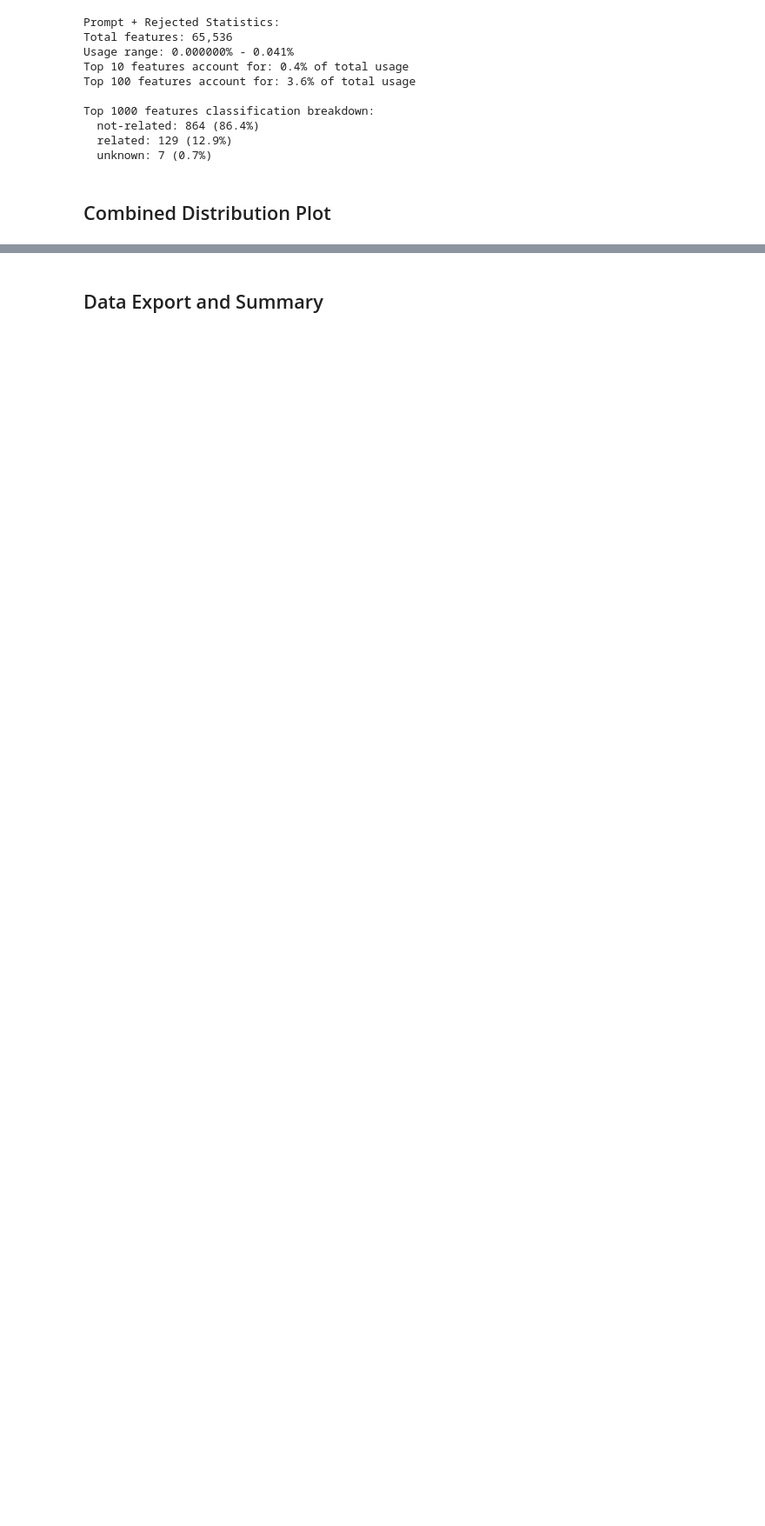
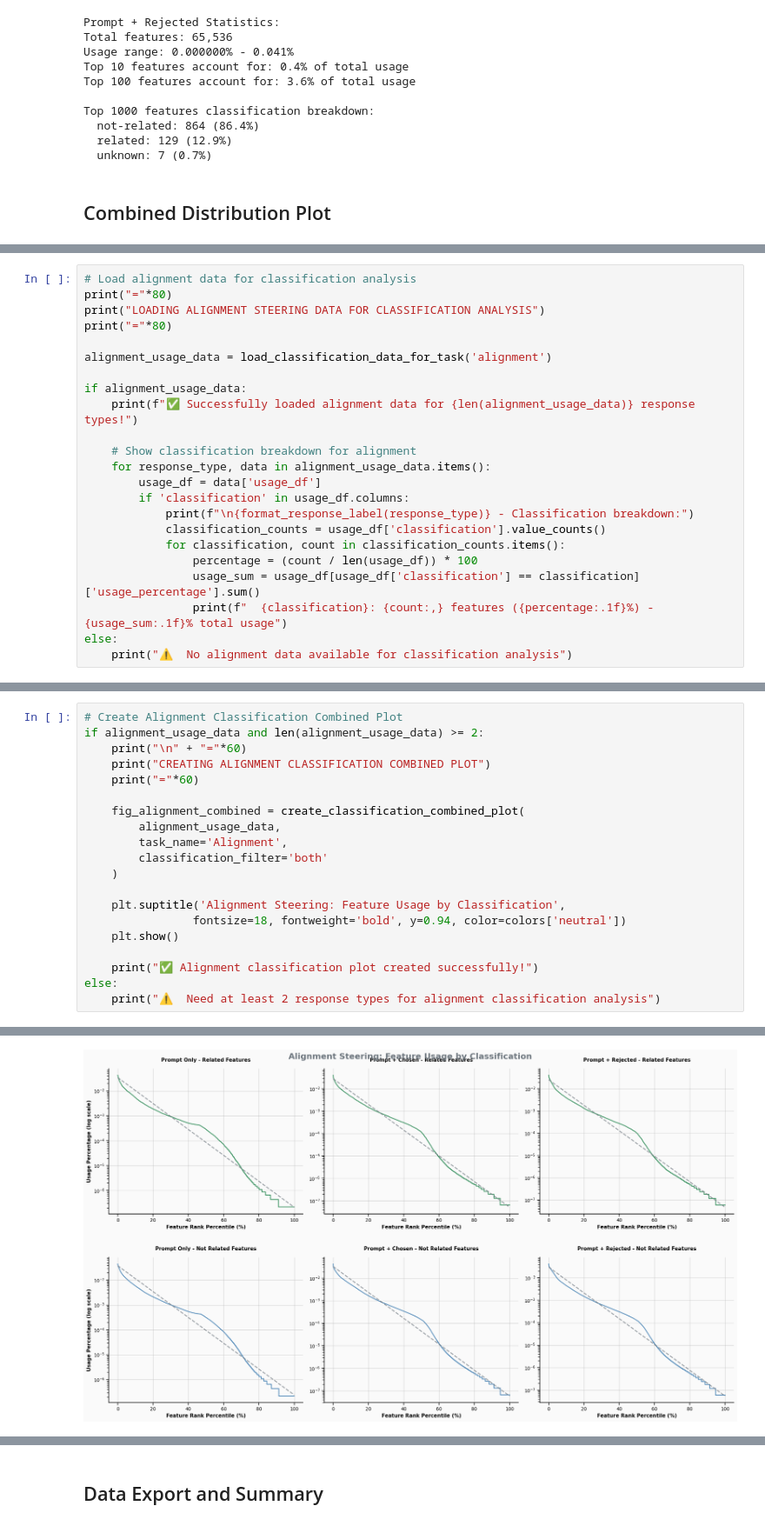
Before and after one commit to Jazhyc/feature-steering-RL, a Jupyter notebook: notebooks/feature_usage_distribution.ipynb, the cells around one changed output, grey strips where cells are left out. Shown at 87% size. Cells and saved outputs as stored; diff of their text form; blank space fills up the shorter version.

```diff
--- a/notebooks/feature_usage_distribution.ipynb
+++ b/notebooks/feature_usage_distribution.ipynb
@@ -570,0 +761,23 @@ Top 1000 features classification breakdown:
+# %%
+# Load alignment data for classification analysis
+print("="*80)
+print("LOADING ALIGNMENT STEERING DATA FOR CLASSIFICATION ANALYSIS")
+print("="*80)
+
+alignment_usage_data = load_classification_data_for_task('alignment')
+
+if alignment_usage_data:
+    print(f"✅ Successfully loaded alignment data for {len(alignment_usage_data)} response types!")
+
+    # Show classification breakdown for alignment
+    for response_type, data in alignment_usage_data.items():
+        usage_df = data['usage_df']
+        if 'classification' in usage_df.columns:
+            print(f"\n{format_response_label(response_type)} - Classification breakdown:")
+            classification_counts = usage_df['classification'].value_counts()
+            for classification, count in classification_counts.items():
+                percentage = (count / len(usage_df)) * 100
+                usage_sum = usage_df[usage_df['classification'] == classification]['usage_percentage'].sum()
+                print(f"  {classification}: {count:,} features ({percentage:.1f}%) - {usage_sum:.1f}% total usage")
+else:
+    print("⚠️  No alignment data available for classification analysis")
@@ -570,0 +802,21 @@ Top 1000 features classification breakdown:
+# %%
+# Create Alignment Classification Combined Plot
+if alignment_usage_data and len(alignment_usage_data) >= 2:
+    print("\n" + "="*60)
+    print("CREATING ALIGNMENT CLASSIFICATION COMBINED PLOT")
+    print("="*60)
+
+    fig_alignment_combined = create_classification_combined_plot(
+        alignment_usage_data,
+        task_name='Alignment',
+        classification_filter='both'
+    )
+
+    plt.suptitle('Alignment Steering: Feature Usage by Classification',
+                fontsize=18, fontweight='bold', y=0.94, color=colors['neutral'])
+    plt.show()
+
+    print("✅ Alignment classification plot created successfully!")
+else:
+    print("⚠️  Need at least 2 response types for alignment classification analysis")
+# %% [output]
@@ -570,0 +826 @@ Top 1000 features classification breakdown:
+[figure, added]
```
Also changed, not shown: parts of 15 cells of this notebook, 1 other file.
